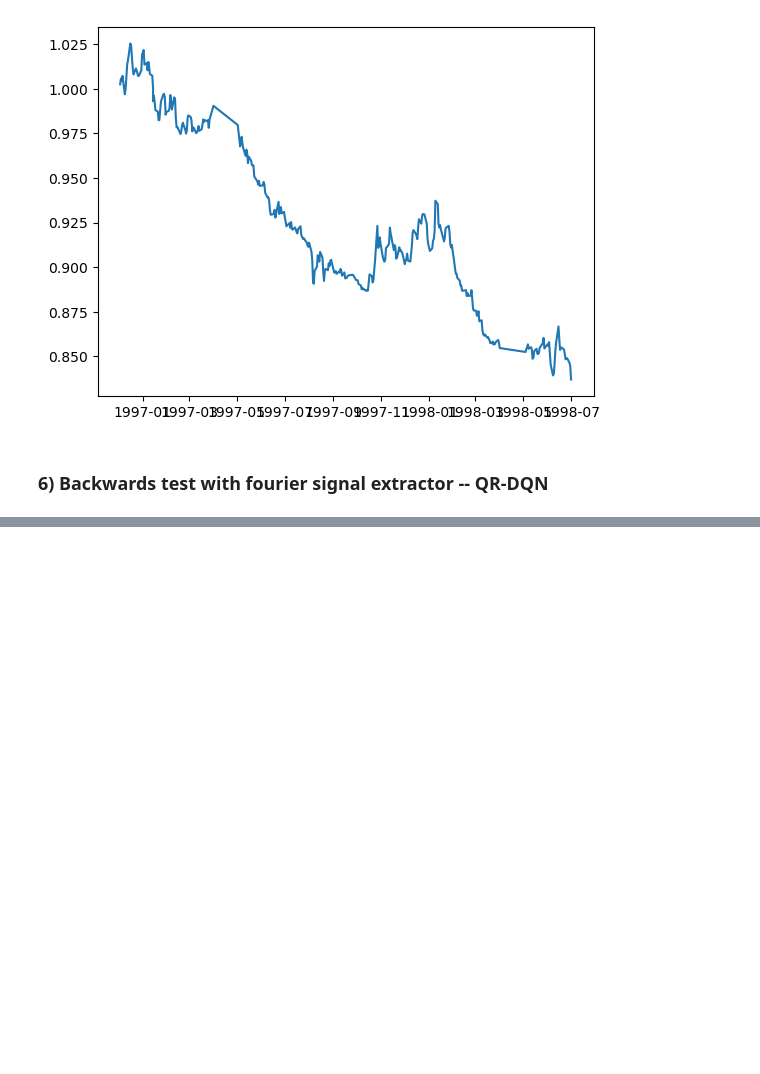
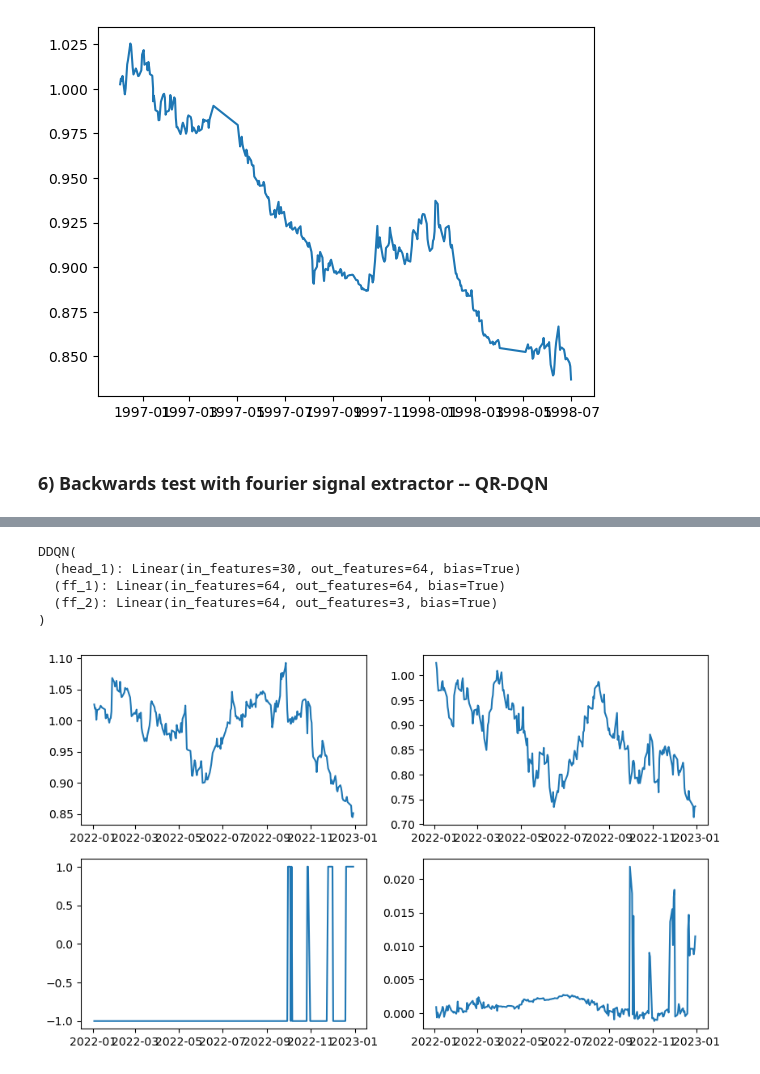
Before and after one commit to quintengeerts2000/MasterThesis-DRL_applications_to_stat_arb, a Jupyter notebook: empirical_analysis/RL_trading_tests.ipynb, the cells around one changed output, grey strips where cells are left out. Drawn from its saved outputs; the diff is of its cells as text; code cells hidden in the pictures; blank space fills up the shorter version.

```diff
--- a/empirical_analysis/RL_trading_tests.ipynb
+++ b/empirical_analysis/RL_trading_tests.ipynb
@@ -873,7 +931,7 @@ alpha = 0.99 # Discount factor
 tau  = 0.005 # Target network update rate
 
 USE_ALLOC       = True
-HIDDEN_DIM      = 64#[64,64,64] #64
+HIDDEN_DIM      = 256 #[64,64,64] #64
 BUFFER_SIZE     = 1000000
 UPDATE_EVERY    = 5
 POLICY_NOISE    = 0.2 # Noise added to target policy during critic update
@@ -882,7 +940,7 @@ POLICY_FREQ     = 2 # Frequency of delayed policy updates
 EXPL_NOISE      = 0.1 # Std of Gaussian exploration noise
 START_TIMESTEPS = 50  #25e3 # Time steps initial random policy is used
 NOISE_CLIP      = 0.5 # Range to clip target policy noise
-BATCH_SIZE      = 64  # Batch size for both actor and critic
+BATCH_SIZE      = 256  # Batch size for both actor and critic
 EVAL_FREQ       = 5e3  # How often (time steps) we evaluate
 
 state_dim = 31  #30 # env.observation_space.shape[0]
@@ -1222,10 +1280,10 @@ seed = 100  #np.random.randint(0,100000)
 
 frames      = 6200
 BUFFER_SIZE = 1000000
-BATCH_SIZE  = 64
+BATCH_SIZE  = 128
 GAMMA       = 0.99
 TAU         = 1e-2
-eps_frames  = 500
+eps_frames  = 100
 min_eps     = 0.001
 LR          = 1e-3
 UPDATE_EVERY= 5
@@ -1246,7 +1304,7 @@ state_size        = [30]
 
 agent = DQN_Agent(state_size=state_size,
                         action_size=action_size,
-                        layer_size=256,
+                        layer_size=64,
                         Network = 'DDQN',
                         n_step = 1,
                         BATCH_SIZE=BATCH_SIZE,
@@ -1377,0 +1755,25 @@ Episode 38      Frame 950       Average Score: 0.00
+# %%
+agent.qnetwork_local
+# %% [output]
+DDQN(
+  (head_1): Linear(in_features=30, out_features=64, bias=True)
+  (ff_1): Linear(in_features=64, out_features=64, bias=True)
+  (ff_2): Linear(in_features=64, out_features=3, bias=True)
+)
+# %%
+stock = 'AAPL'
+begin = dt.datetime(2022,1,1)
+end   = dt.datetime(2024,1,1)
+residual_test = (env.res_rets.loc[begin:end,stock]+1).cumprod()
+alloc_test    = env.res_alloc.loc[begin:end,stock]
+fig, ax  = plt.subplots(2,2,figsize=(10,6))
+ax[0,0].plot(residual_test)
+ax[1,0].plot(alloc_test)
+
+alloc_test    = env.asset_alloc.loc[begin:end,stock]
+residual_test = (env.data.loc[begin:end,stock]+1).cumprod()
+ax[0,1].plot(residual_test)
+ax[1,1].plot(alloc_test)
+fig.show()
+# %% [output]
+[figure, added]
```
Also changed, not shown: parts of 16 cells of this notebook, 5 other files.
